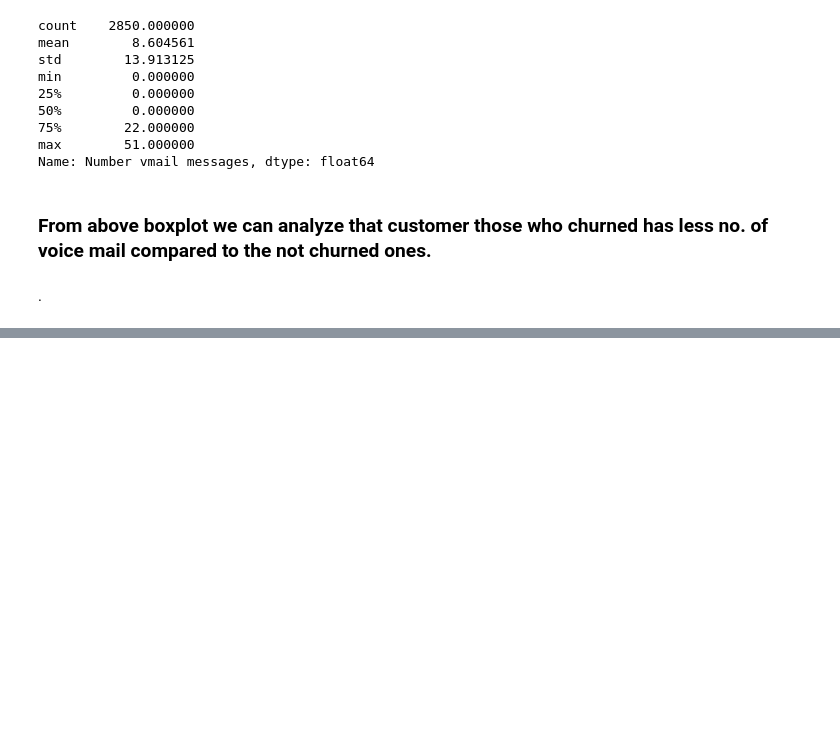
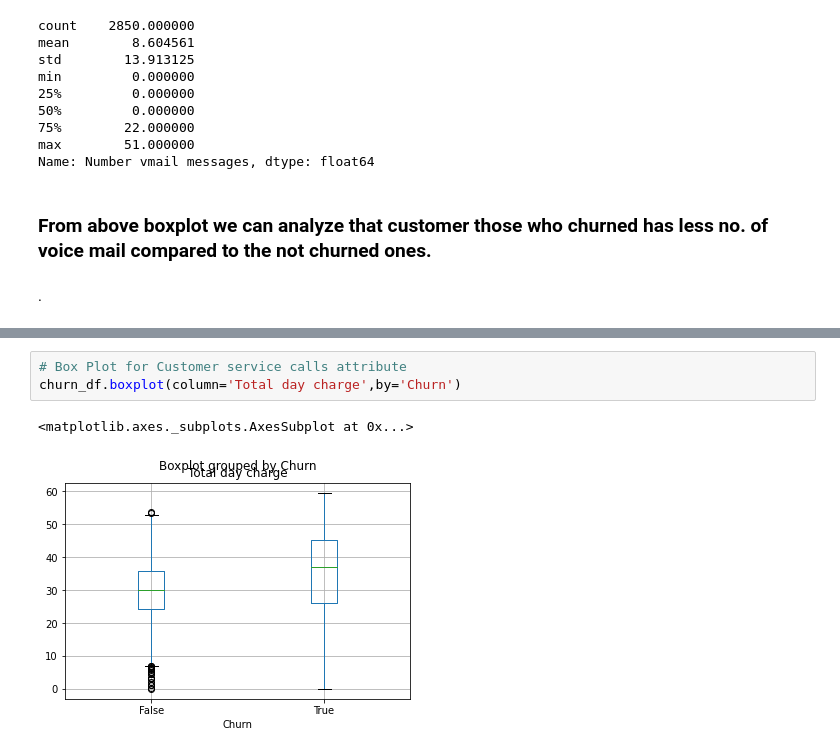
Before and after one commit to Harshjyot-Singh-Chawla/Exploratory-Data-Analysis-of-churn-dataset, a Jupyter notebook: capstone_project_1_(telecom_churn)_(4).ipynb, the cells around one changed output, grey strips where cells are left out. Saved outputs shown, nothing was run; the diff lists cells and outputs as text; blank space fills up the shorter version.

```diff
--- a/capstone_project_1_(telecom_churn)_(4).ipynb
+++ b/capstone_project_1_(telecom_churn)_(4).ipynb
@@ -378,0 +432,6 @@ Name: Number vmail messages, dtype: float64
+# %%
+# Box Plot for Customer service calls attribute
+churn_df.boxplot(column='Total day charge',by='Churn')
+# %% [output]
+<matplotlib.axes._subplots.AxesSubplot at 0x...>
+[figure, added]
```
Also changed, not shown: parts of 18 cells of this notebook.
